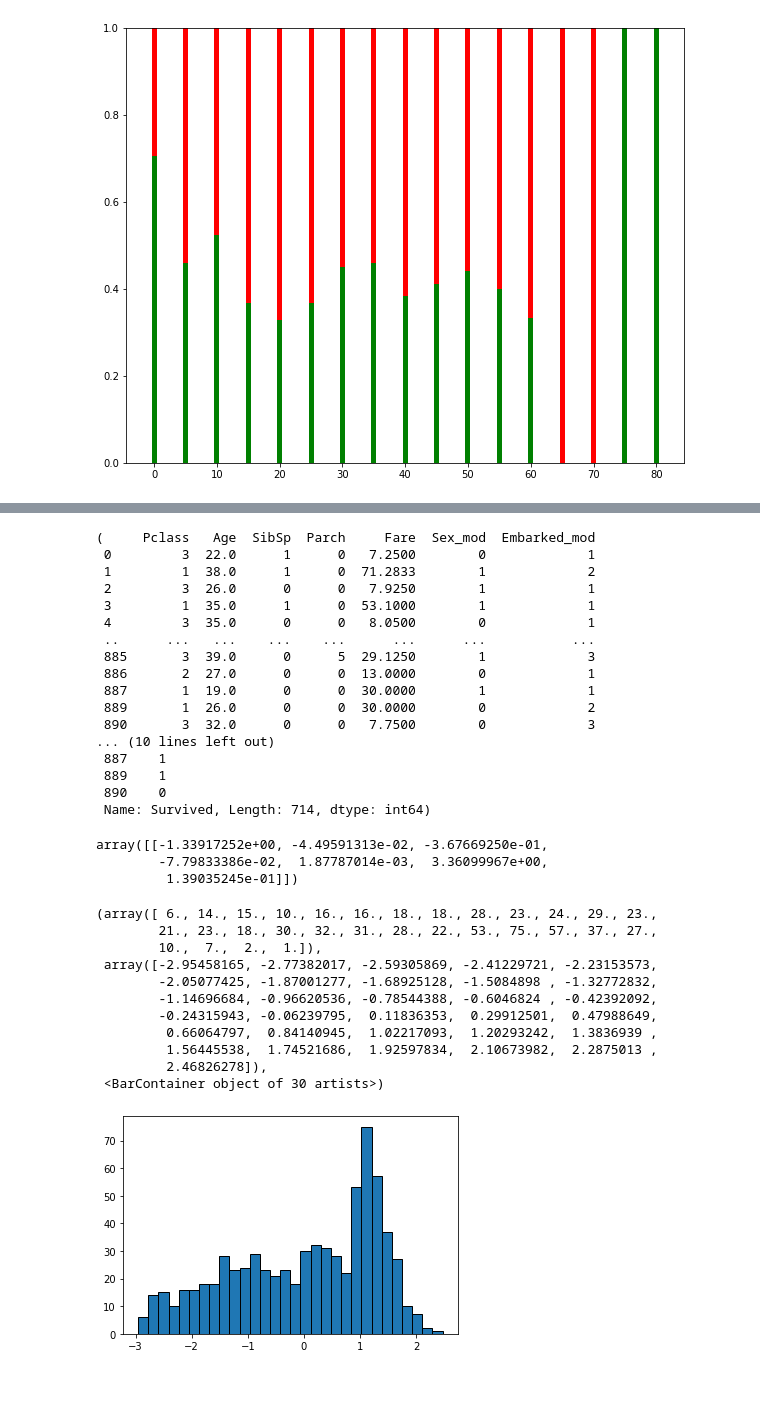
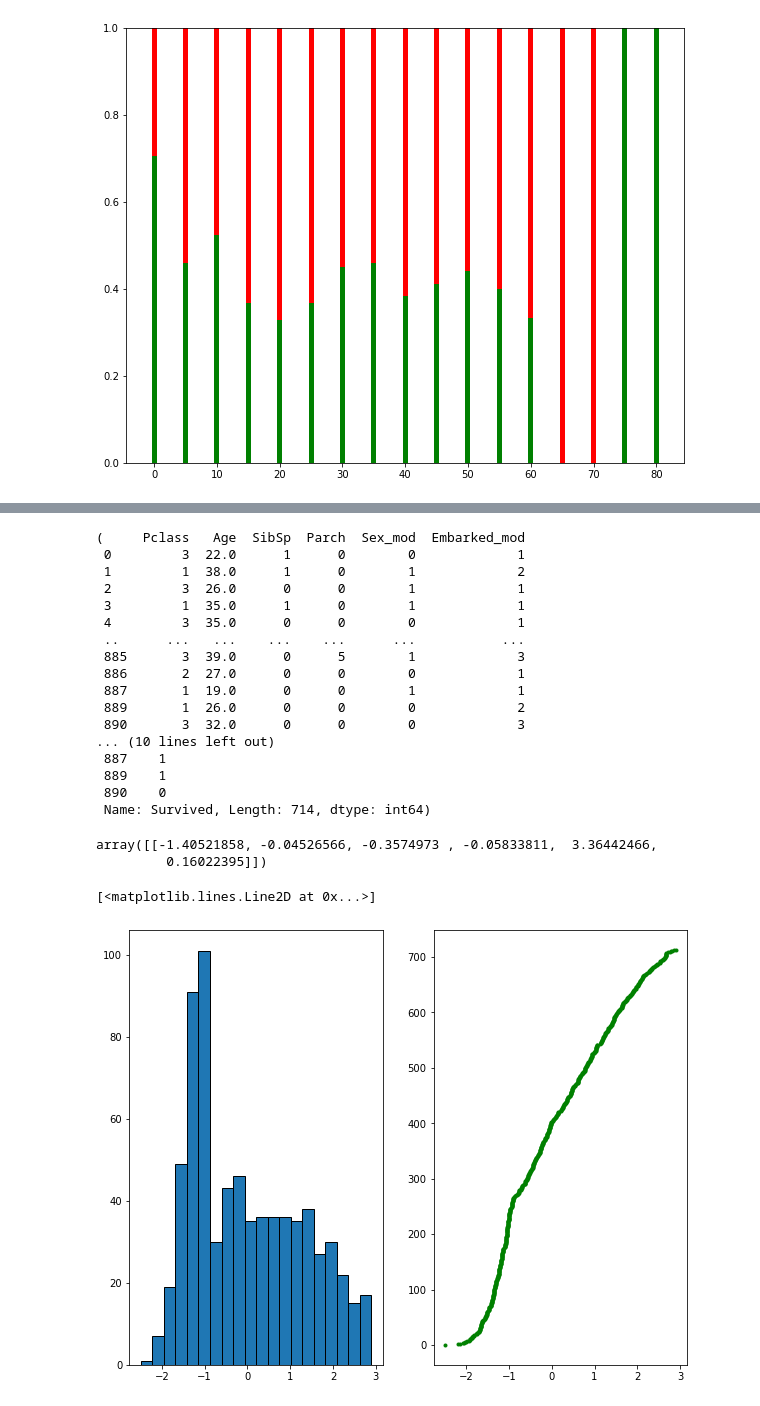
Before and after one commit to gshikhri/kaggle-titanic, a Jupyter notebook: kaggle-titanic.ipynb, the cells around one changed output, grey strips where cells are left out. Saved outputs shown, nothing was run; the diff lists cells and outputs as text; code cells hidden in the pictures.

```diff
--- a/kaggle-titanic.ipynb
+++ b/kaggle-titanic.ipynb
@@ -87,22 +87,22 @@ filtered_df = df[df['Age'].notnull()]
 # %%
 # because we already know the survival classes, I think it would be best to use LDA here
 from sklearn.discriminant_analysis import LinearDiscriminantAnalysis
-X = filtered_df[['Pclass', 'Age', 'SibSp', 'Parch', 'Fare', 'Sex_mod', 'Embarked_mod']]
+X = filtered_df[['Pclass', 'Age', 'SibSp', 'Parch', 'Sex_mod', 'Embarked_mod']]
 y = filtered_df['Survived']
 X, y
 # %% [output]
-(     Pclass   Age  SibSp  Parch     Fare  Sex_mod  Embarked_mod
- 0         3  22.0      1      0   7.2500        0             1
- 1         1  38.0      1      0  71.2833        1             2
- 2         3  26.0      0      0   7.9250        1             1
- 3         1  35.0      1      0  53.1000        1             1
- 4         3  35.0      0      0   8.0500        0             1
- ..      ...   ...    ...    ...      ...      ...           ...
- 885       3  39.0      0      5  29.1250        1             3
- 886       2  27.0      0      0  13.0000        0             1
- 887       1  19.0      0      0  30.0000        1             1
- 889       1  26.0      0      0  30.0000        0             2
- 890       3  32.0      0      0   7.7500        0             3
+(     Pclass   Age  SibSp  Parch  Sex_mod  Embarked_mod
+ 0         3  22.0      1      0        0             1
+ 1         1  38.0      1      0        1             2
+ 2         3  26.0      0      0        1             1
+ 3         1  35.0      1      0        1             1
+ 4         3  35.0      0      0        0             1
+ ..      ...   ...    ...    ...      ...           ...
+ 885       3  39.0      0      5        1             3
+ 886       2  27.0      0      0        0             1
+ 887       1  19.0      0      0        1             1
+ 889       1  26.0      0      0        0             2
+ 890       3  32.0      0      0        0             3
 ... (10 lines left out)
  887    1
  889    1
@@ -114,21 +114,14 @@ X_lda = lda.fit(X, y).transform(X)
 # %%
 lda.coef_
 # %% [output]
-array([[-1.33917252e+00, -4.49591313e-02, -3.67669250e-01,
-        -7.79833386e-02,  1.87787014e-03,  3.36099967e+00,
-         1.39035245e-01]])
+array([[-1.40521858, -0.04526566, -0.3574973 , -0.05833811,  3.36442466,
+         0.16022395]])
+# %%
+sorted_X_lda = np.sort(np.array([i[0] for i in X_lda]))
 # %%
-plt.hist(X_lda, ec='k', bins=30)
+fig, ax = plt.subplots(nrows=1, ncols=2, figsize=(10, 8))
+ax[0].hist(X_lda, ec='k', bins=20)
+ax[1].plot(sorted_X_lda, range(len(X_lda)), 'g.')
 # %% [output]
-(array([ 6., 14., 15., 10., 16., 16., 18., 18., 28., 23., 24., 29., 23.,
-        21., 23., 18., 30., 32., 31., 28., 22., 53., 75., 57., 37., 27.,
-        10.,  7.,  2.,  1.]),
- array([-2.95458165, -2.77382017, -2.59305869, -2.41229721, -2.23153573,
-        -2.05077425, -1.87001277, -1.68925128, -1.5084898 , -1.32772832,
-        -1.14696684, -0.96620536, -0.78544388, -0.6046824 , -0.42392092,
-        -0.24315943, -0.06239795,  0.11836353,  0.29912501,  0.47988649,
-         0.66064797,  0.84140945,  1.02217093,  1.20293242,  1.3836939 ,
-         1.56445538,  1.74521686,  1.92597834,  2.10673982,  2.2875013 ,
-         2.46826278]),
- <BarContainer object of 30 artists>)
+[<matplotlib.lines.Line2D at 0x...>]
-[figure, old version]
+[figure, new version]
```
Also changed, not shown: parts of 4 cells of this notebook.
